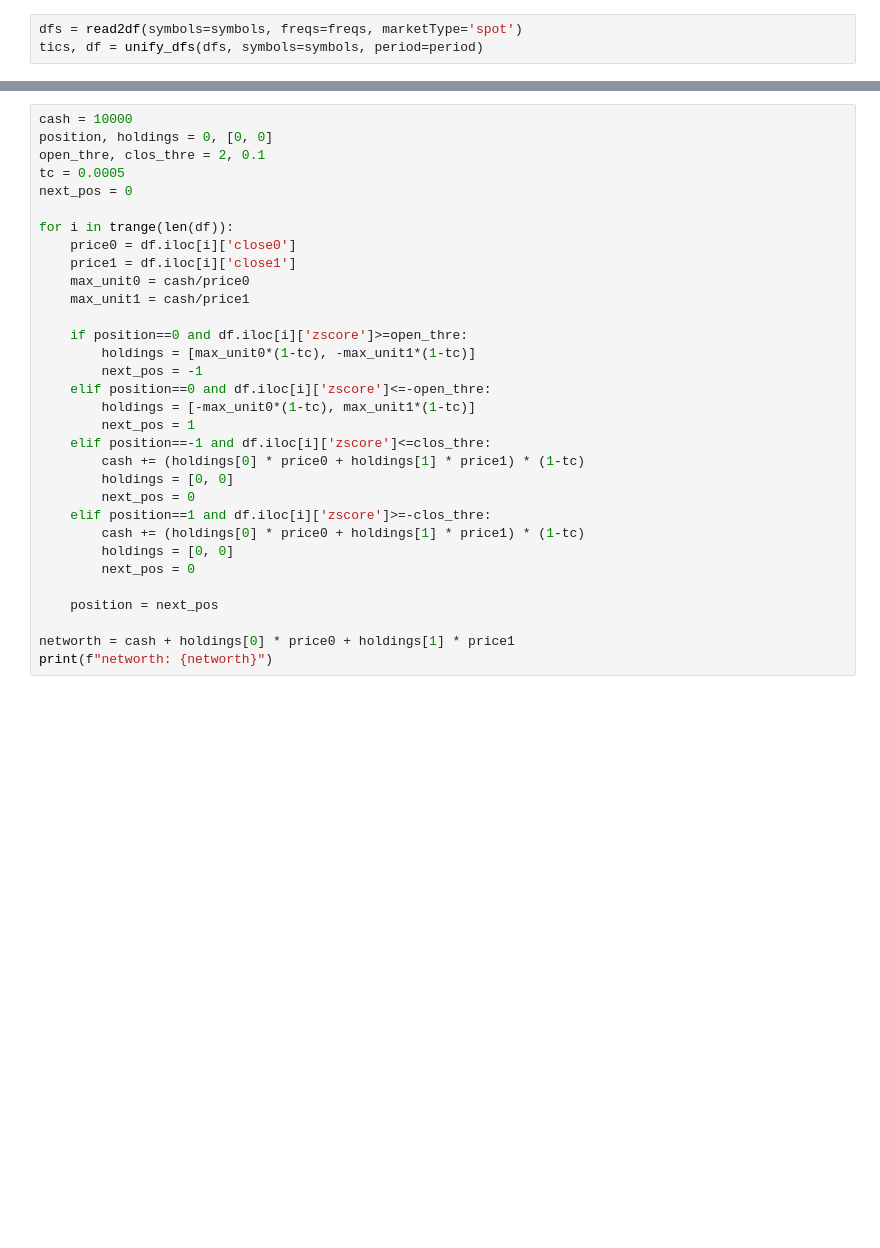
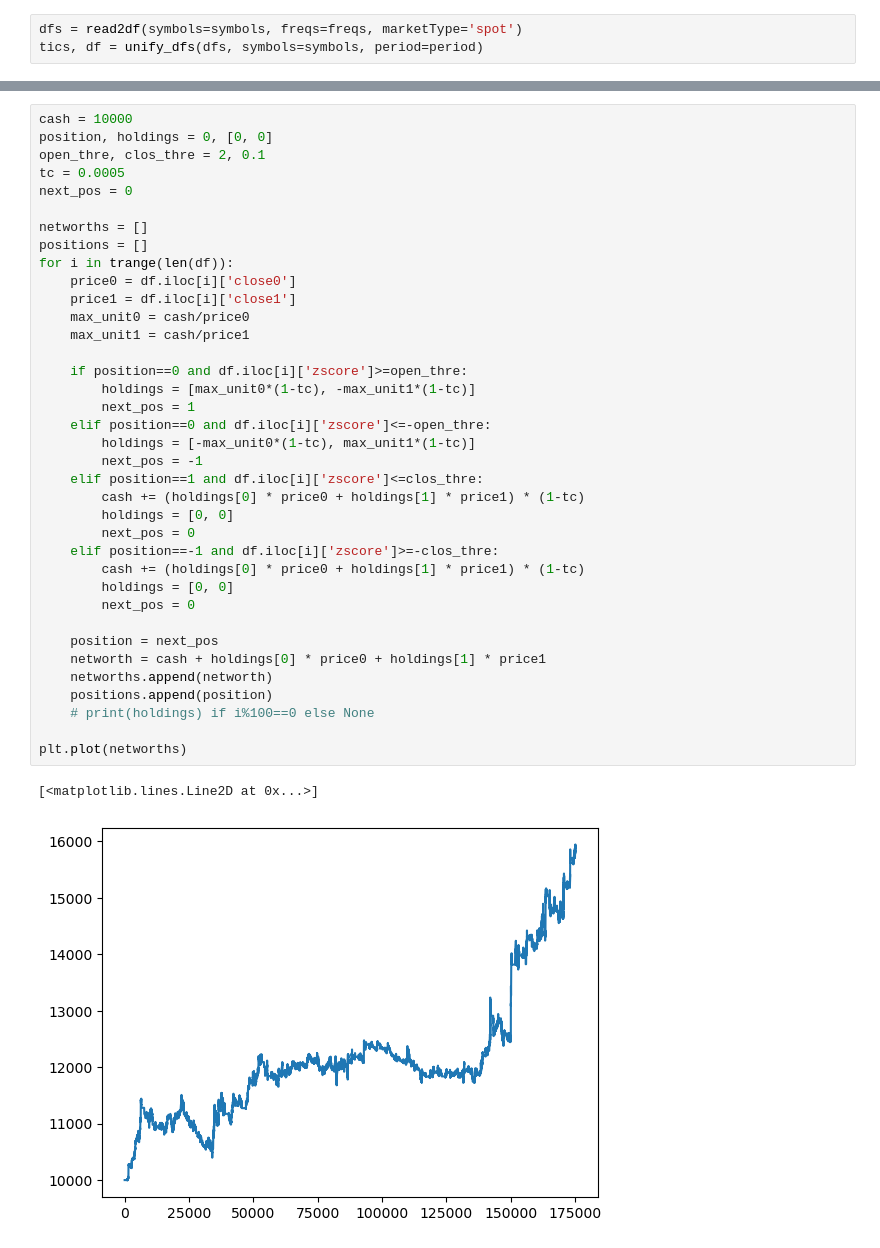
Before and after one commit to Hongshen-Yang/okx-hsyquant0, a Jupyter notebook: preliminary.ipynb, the cells around one changed output, grey strips where cells are left out. Cells and saved outputs as stored; diff of their text form; blank space fills up the shorter version.

```diff
--- a/preliminary.ipynb
+++ b/preliminary.ipynb
@@ -44,32 +58,40 @@ plt.show()
 # %%
 cash = 10000
 position, holdings = 0, [0, 0]
 open_thre, clos_thre = 2, 0.1
 tc = 0.0005
 next_pos = 0
 
+networths = []
+positions = []
 for i in trange(len(df)):
     price0 = df.iloc[i]['close0']
     price1 = df.iloc[i]['close1']
     max_unit0 = cash/price0
     max_unit1 = cash/price1
 
     if position==0 and df.iloc[i]['zscore']>=open_thre:
         holdings = [max_unit0*(1-tc), -max_unit1*(1-tc)]
-        next_pos = -1
+        next_pos = 1
     elif position==0 and df.iloc[i]['zscore']<=-open_thre:
         holdings = [-max_unit0*(1-tc), max_unit1*(1-tc)]
-        next_pos = 1
-    elif position==-1 and df.iloc[i]['zscore']<=clos_thre:
+        next_pos = -1
+    elif position==1 and df.iloc[i]['zscore']<=clos_thre:
         cash += (holdings[0] * price0 + holdings[1] * price1) * (1-tc)
         holdings = [0, 0]
         next_pos = 0
-    elif position==1 and df.iloc[i]['zscore']>=-clos_thre:
+    elif position==-1 and df.iloc[i]['zscore']>=-clos_thre:
         cash += (holdings[0] * price0 + holdings[1] * price1) * (1-tc)
         holdings = [0, 0]
         next_pos = 0
 
     position = next_pos
+    networth = cash + holdings[0] * price0 + holdings[1] * price1
+    networths.append(networth)
+    positions.append(position)
+    # print(holdings) if i%100==0 else None
 
-networth = cash + holdings[0] * price0 + holdings[1] * price1
-print(f"networth: {networth}")
+plt.plot(networths)
+# %% [output]
+[<matplotlib.lines.Line2D at 0x...>]
+[figure, added]
```
Also changed, not shown: parts of 2 cells of this notebook, 4 other files.
